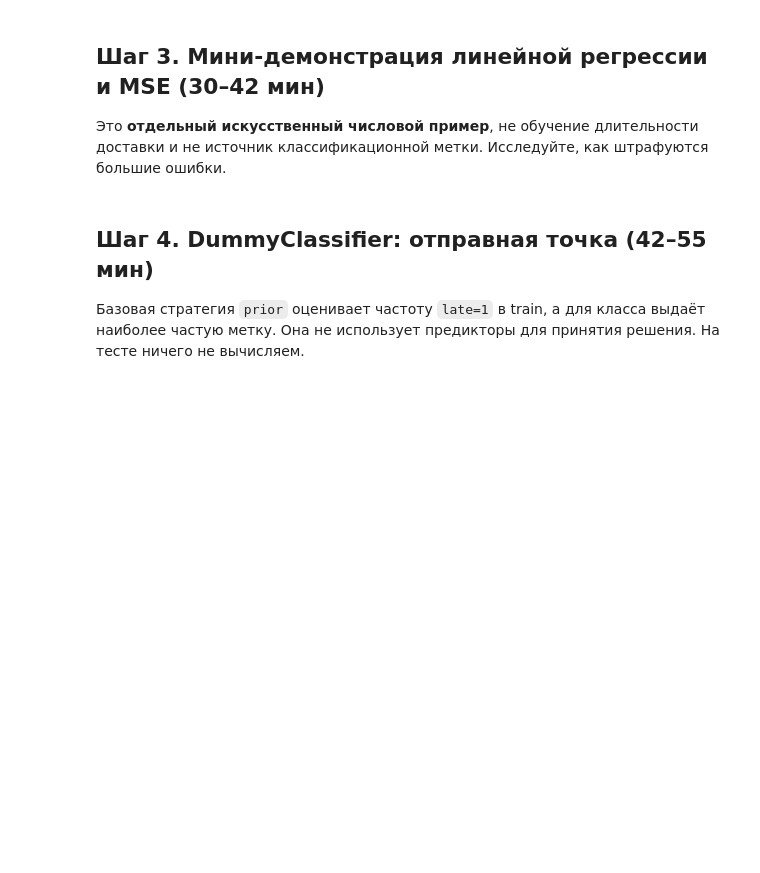
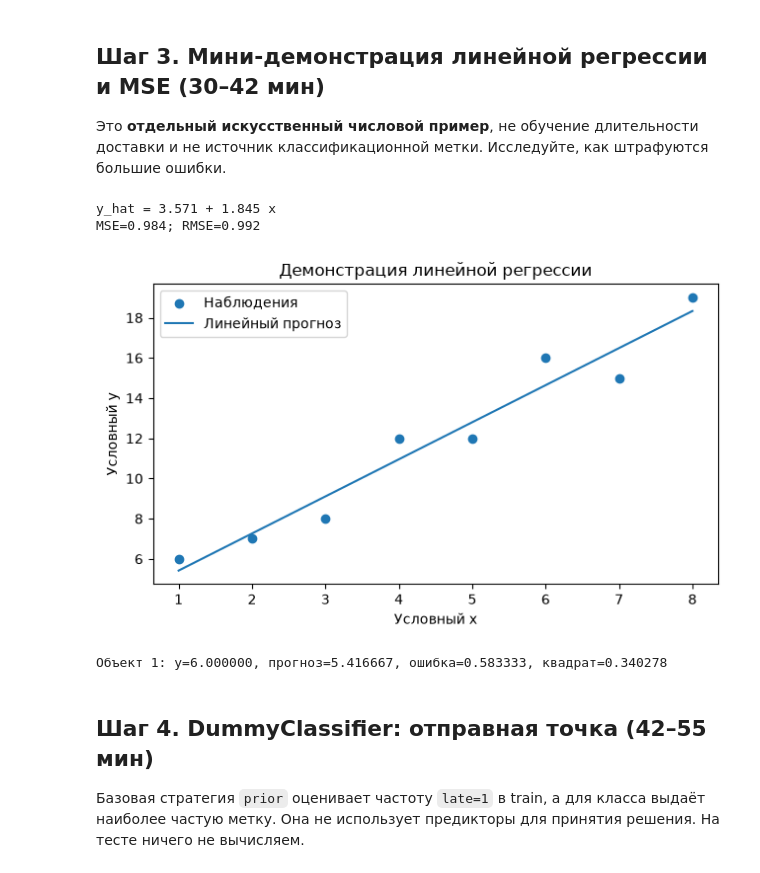
Before and after one commit to Vladislav-Evg-Sid/utmn-master-degree, a Jupyter notebook: tii/lb9/09_student.ipynb, the cells around one changed output. Cells and saved outputs as stored; diff of their text form; code cells hidden in the pictures; blank space fills up the shorter version.

```diff
--- a/tii/lb9/09_student.ipynb
+++ b/tii/lb9/09_student.ipynb
@@ -134,21 +164,33 @@ print('Доли класса late=1 (train / validation):',
 # %%
 import matplotlib.pyplot as plt
 from sklearn.linear_model import LinearRegression
 from sklearn.metrics import mean_squared_error, root_mean_squared_error
 
 x_demo = np.array([1,2,3,4,5,6,7,8], dtype=float).reshape(-1,1)
 y_demo = np.array([6,7,8,12,12,16,15,19], dtype=float)
 linear = LinearRegression().fit(x_demo, y_demo)
 pred_demo = linear.predict(x_demo)
 mse = mean_squared_error(y_demo, pred_demo)
 rmse = root_mean_squared_error(y_demo, pred_demo)
 print(f'y_hat = {linear.intercept_:.3f} + {linear.coef_[0]:.3f} x')
 print(f'MSE={mse:.3f}; RMSE={rmse:.3f}')
 fig, ax = plt.subplots(figsize=(6.5,4))
 ax.scatter(x_demo[:,0],y_demo,label='Наблюдения')
 ax.plot(x_demo[:,0],pred_demo,label='Линейный прогноз')
 ax.set(title='Демонстрация линейной регрессии', xlabel='Условный x',ylabel='Условный y')
-ax.legend(); plt.tight_layout(); plt.show()
+ax.legend(); plt.tight_layout(); plt.savefig('09_linear_demo.png', dpi=160); plt.show()
+
+manual_error = float(y_demo[0] - pred_demo[0])
+print(f'Объект 1: y={y_demo[0]:.6f}, прогноз={pred_demo[0]:.6f}, ошибка={manual_error:.6f}, квадрат={manual_error**2:.6f}')
+np.testing.assert_allclose(mse, np.mean((y_demo-pred_demo)**2))
+np.testing.assert_allclose(rmse, np.sqrt(mse))
+pd.DataFrame({'x': x_demo[:,0], 'y': y_demo, 'prediction': pred_demo,
+              'error': y_demo-pred_demo, 'squared_error': (y_demo-pred_demo)**2}).to_csv('09_demo_errors.csv', index=False)
+# %% [output]
+y_hat = 3.571 + 1.845 x
+MSE=0.984; RMSE=0.992
+[figure, added]
+Объект 1: y=6.000000, прогноз=5.416667, ошибка=0.583333, квадрат=0.340278
 # %% [markdown]
 ## Шаг 4. DummyClassifier: отправная точка (42–55 мин)
 Базовая стратегия `prior` оценивает частоту `late=1` в train, а для класса выдаёт наиболее частую метку. Она не использует предикторы для принятия решения. На тесте ничего не вычисляем.
```
Also changed, not shown: parts of 8 cells of this notebook, 19 other files.
